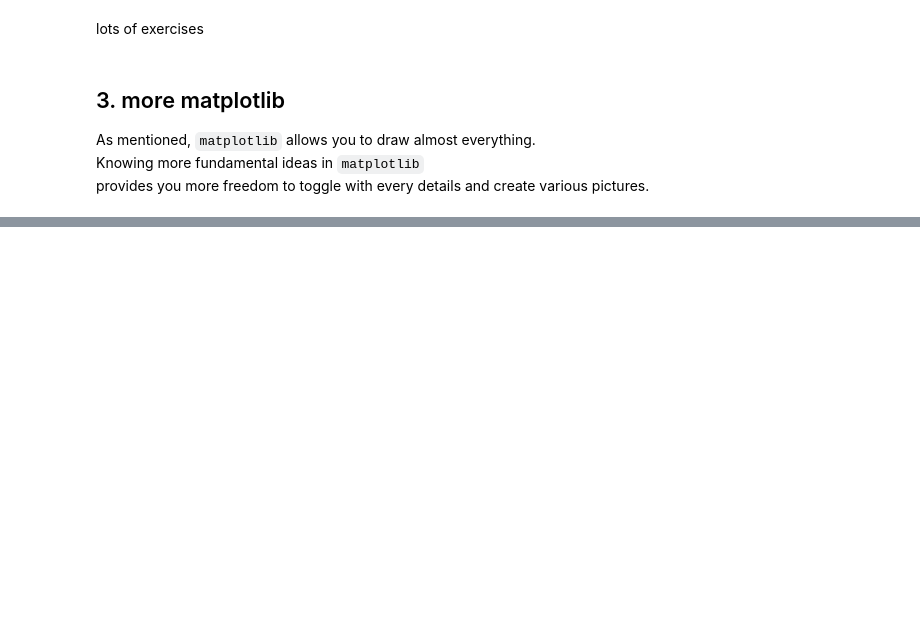
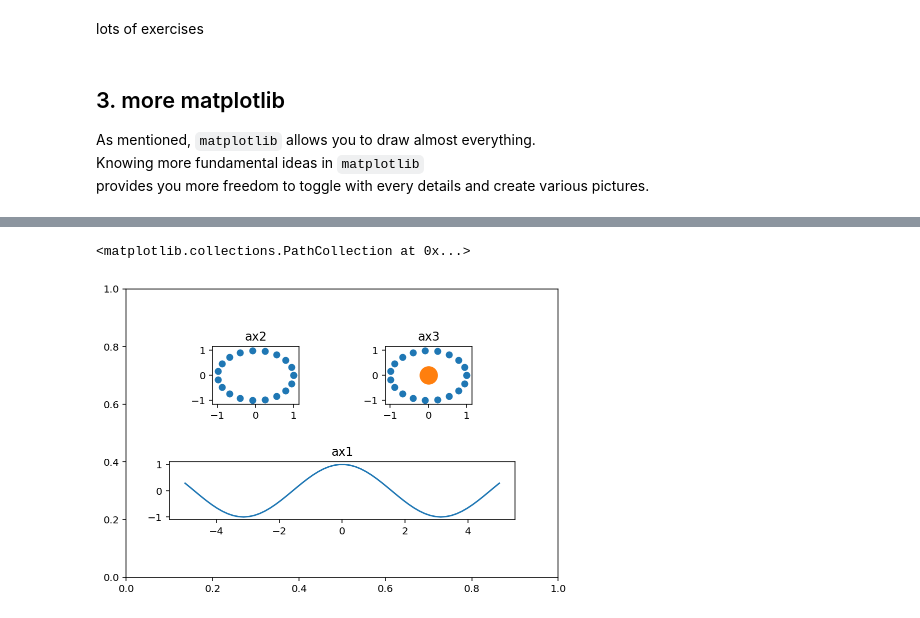
Before and after one commit to jephianlin/9HPythonData, a Jupyter notebook: Python-Week3.ipynb, the cells around one changed output, grey strips where cells are left out. Saved outputs shown, nothing was run; the diff lists cells and outputs as text; code cells hidden in the pictures; blank space fills up the shorter version.

```diff
--- a/Python-Week3.ipynb
+++ b/Python-Week3.ipynb
@@ -494,0 +493,25 @@ a
+# %%
+fig = plt.figure()
+fig.add_axes([0,0,1,1])
+
+ax1 = fig.add_axes([0.1,0.2,0.8,0.2]) ### If you store the Axes object
+ax1.set_title('ax1') ### then you can do something to it.
+x = np.linspace(-5,5,60)
+y = np.cos(x)
+ax1.plot(x,y)
+
+ax2 = fig.add_axes([0.2,0.6,0.2,0.2])
+ax2.set_title('ax2')
+t = np.linspace(0,2*np.pi,20)
+x = np.cos(t)
+y = np.sin(t)
+ax2.scatter(x,y)
+
+ax3 = fig.add_axes([0.6,0.6,0.2,0.2])
+ax3.set_title('ax3')
+ax3.scatter(x,y)
+
+plt.scatter([0],[0],s=[300]) ### s is the size
+# %% [output]
+<matplotlib.collections.PathCollection at 0x...>
+[figure, added]
```
Also changed, not shown: parts of 26 cells of this notebook.
